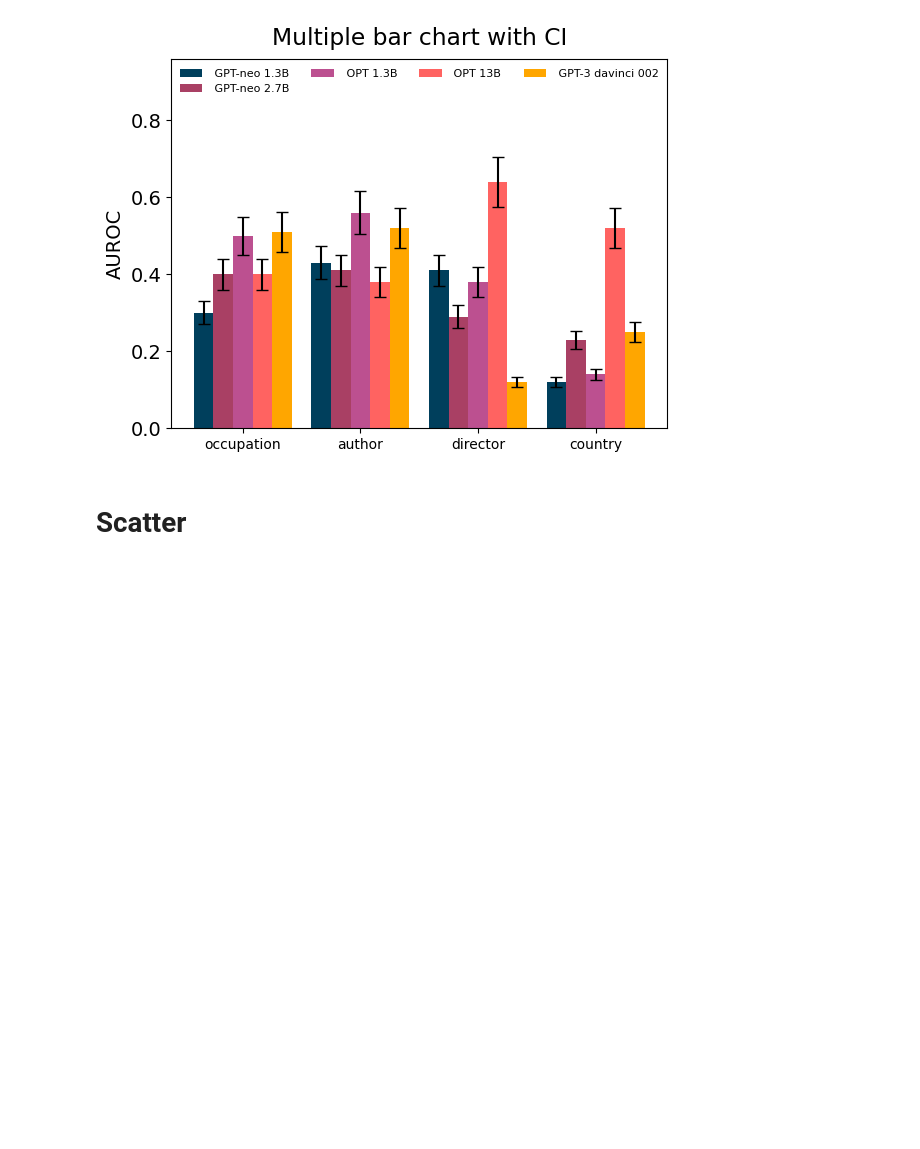
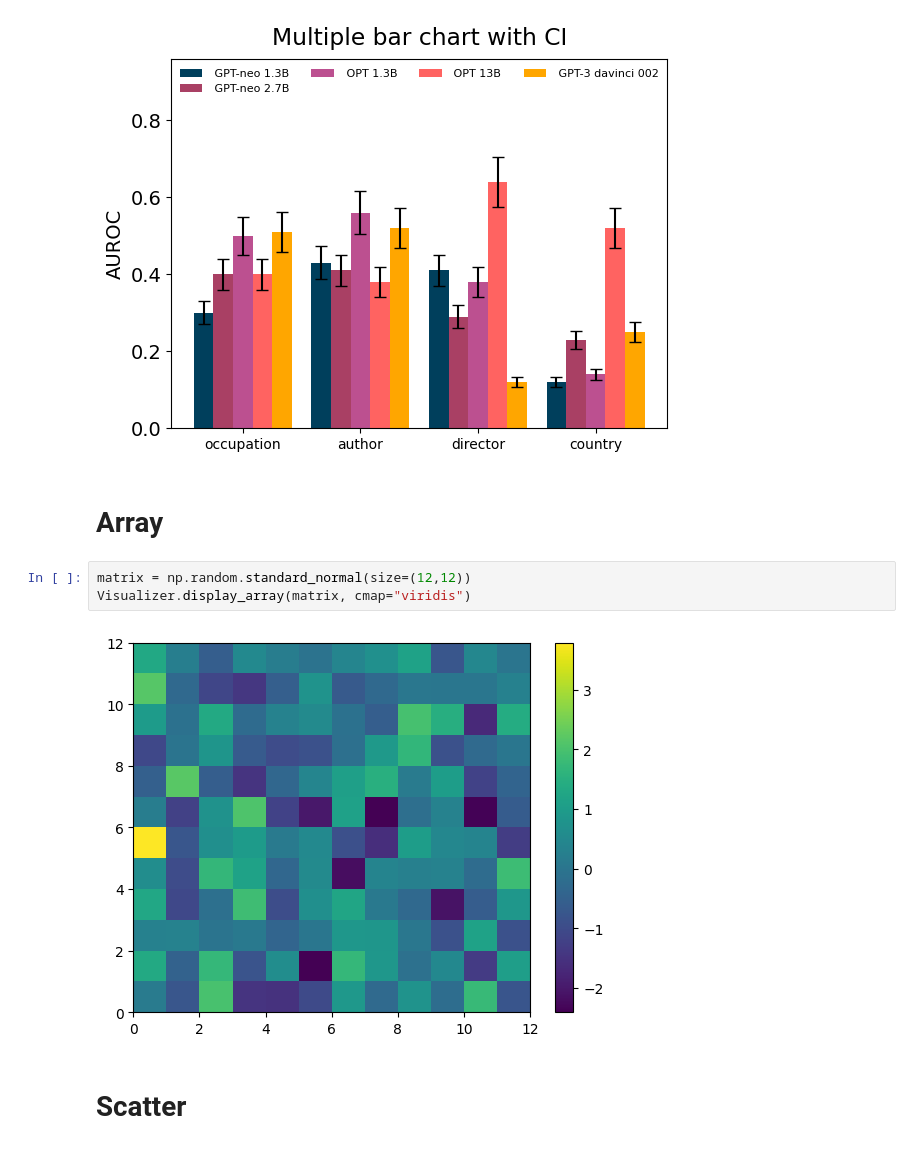
Before and after one commit to tjdgh3946/visualizer-, a Jupyter notebook: example.ipynb, the cells around one changed output. Saved outputs shown, nothing was run; the diff lists cells and outputs as text; blank space fills up the shorter version.

```diff
--- a/example.ipynb
+++ b/example.ipynb
@@ -91,6 +89,13 @@ visualizer = Visualizer("data/mbar.csv", xaxis=True, CI=True)
 visualizer.mutiple_bar(grid=False, ylabel="AUROC", title="Multiple bar chart with CI")
 # %% [output]
 [figure]
+# %% [markdown]
+# Array
+# %%
+matrix = np.random.standard_normal(size=(12,12))
+Visualizer.display_array(matrix, cmap="viridis")
+# %% [output]
+[figure, added]
 # %% [markdown]
 # Scatter
 # %%
```
Also changed, not shown: parts of 6 cells of this notebook, 28 other files.
